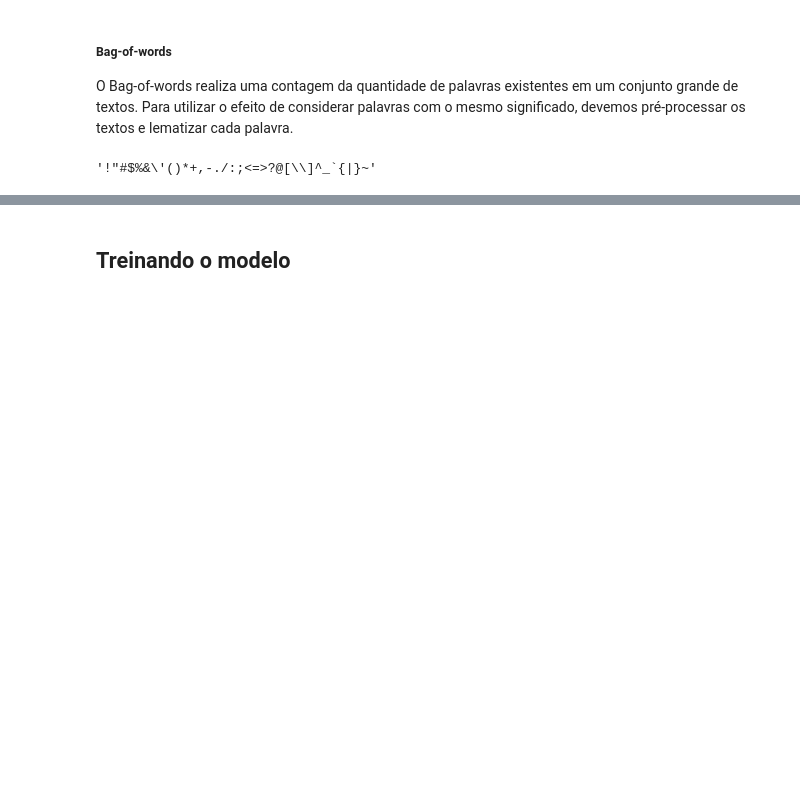
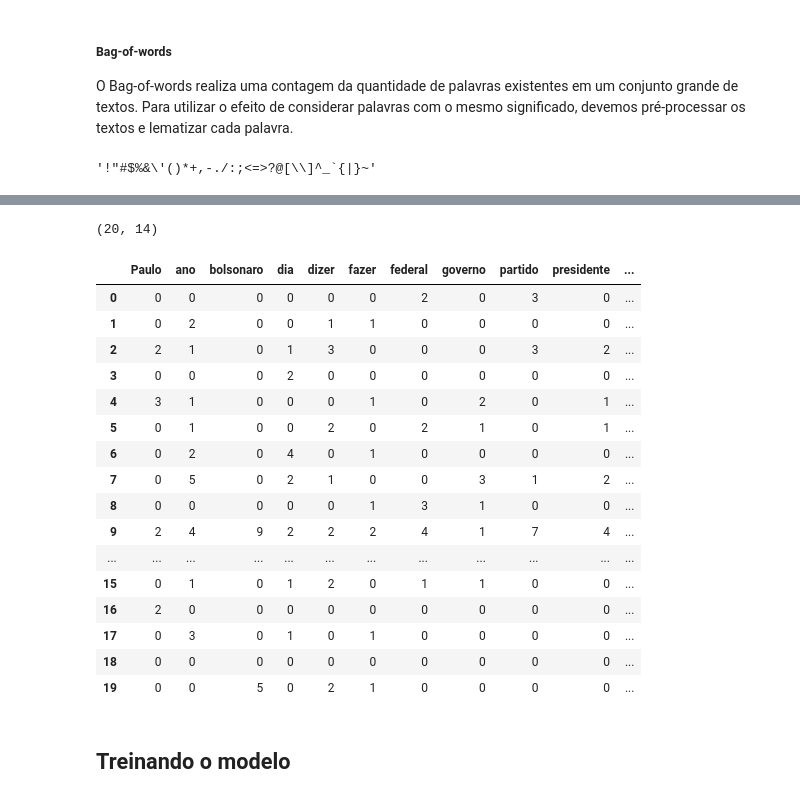
Before and after one commit to lucasnak/tcc-fake, a Jupyter notebook: notebook1_traditional_ML.ipynb, the cells around one changed output, grey strips where cells are left out. Saved outputs shown, nothing was run; the diff lists cells and outputs as text; code cells hidden in the pictures; blank space fills up the shorter version.

```diff
--- a/notebook1_traditional_ML.ipynb
+++ b/notebook1_traditional_ML.ipynb
@@ -327,6 +348,30 @@ text_list = complete_data['texts'].to_list()
 
 df_bow = loadCount(text_list, normalize = False)
 df_tfidf = loadTfidf(text_list)
+# %%
+df_bow.shape
+# %% [output]
+(20, 14)
+# %%
+df_bow
+# %% [output]
+|  | Paulo | ano | bolsonaro | dia | dizer | fazer | federal | governo | partido | presidente | ... |
+| 0 | 0 | 0 | 0 | 0 | 0 | 0 | 2 | 0 | 3 | 0 | ... |
+| 1 | 0 | 2 | 0 | 0 | 1 | 1 | 0 | 0 | 0 | 0 | ... |
+| 2 | 2 | 1 | 0 | 1 | 3 | 0 | 0 | 0 | 3 | 2 | ... |
+| 3 | 0 | 0 | 0 | 2 | 0 | 0 | 0 | 0 | 0 | 0 | ... |
+| 4 | 3 | 1 | 0 | 0 | 0 | 1 | 0 | 2 | 0 | 1 | ... |
+| 5 | 0 | 1 | 0 | 0 | 2 | 0 | 2 | 1 | 0 | 1 | ... |
+| 6 | 0 | 2 | 0 | 4 | 0 | 1 | 0 | 0 | 0 | 0 | ... |
+| 7 | 0 | 5 | 0 | 2 | 1 | 0 | 0 | 3 | 1 | 2 | ... |
+| 8 | 0 | 0 | 0 | 0 | 0 | 1 | 3 | 1 | 0 | 0 | ... |
+| 9 | 2 | 4 | 9 | 2 | 2 | 2 | 4 | 1 | 7 | 4 | ... |
+| ... | ... | ... | ... | ... | ... | ... | ... | ... | ... | ... | ... |
+| 15 | 0 | 1 | 0 | 1 | 2 | 0 | 1 | 1 | 0 | 0 | ... |
+| 16 | 2 | 0 | 0 | 0 | 0 | 0 | 0 | 0 | 0 | 0 | ... |
+| 17 | 0 | 3 | 0 | 1 | 0 | 1 | 0 | 0 | 0 | 0 | ... |
+| 18 | 0 | 0 | 0 | 0 | 0 | 0 | 0 | 0 | 0 | 0 | ... |
+| 19 | 0 | 0 | 5 | 0 | 2 | 1 | 0 | 0 | 0 | 0 | ... |
 # %% [markdown]
 ## Treinando o modelo
 # %%
```
Also changed, not shown: parts of 4 cells of this notebook.
